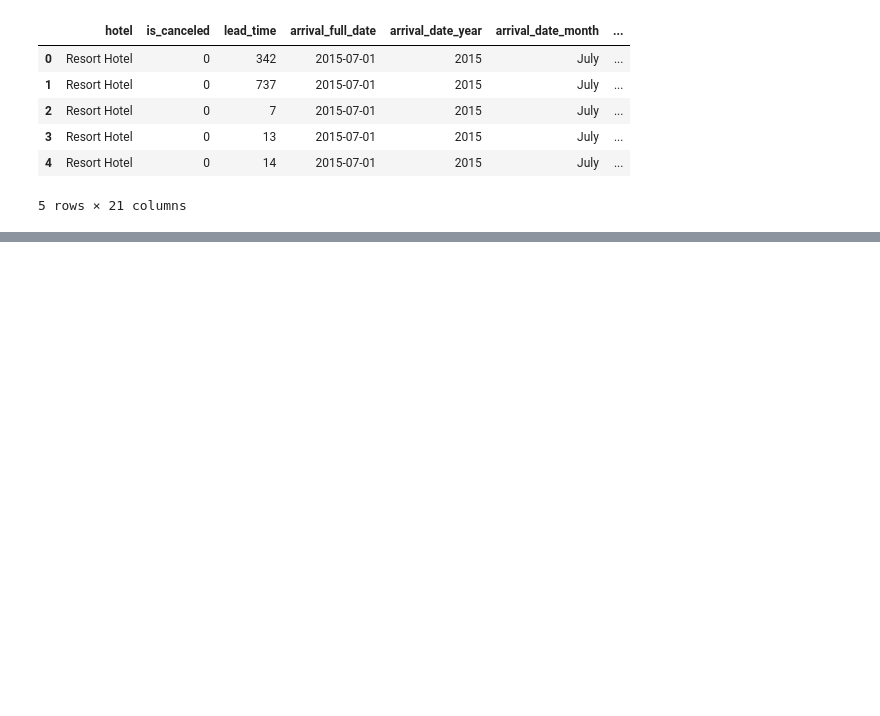
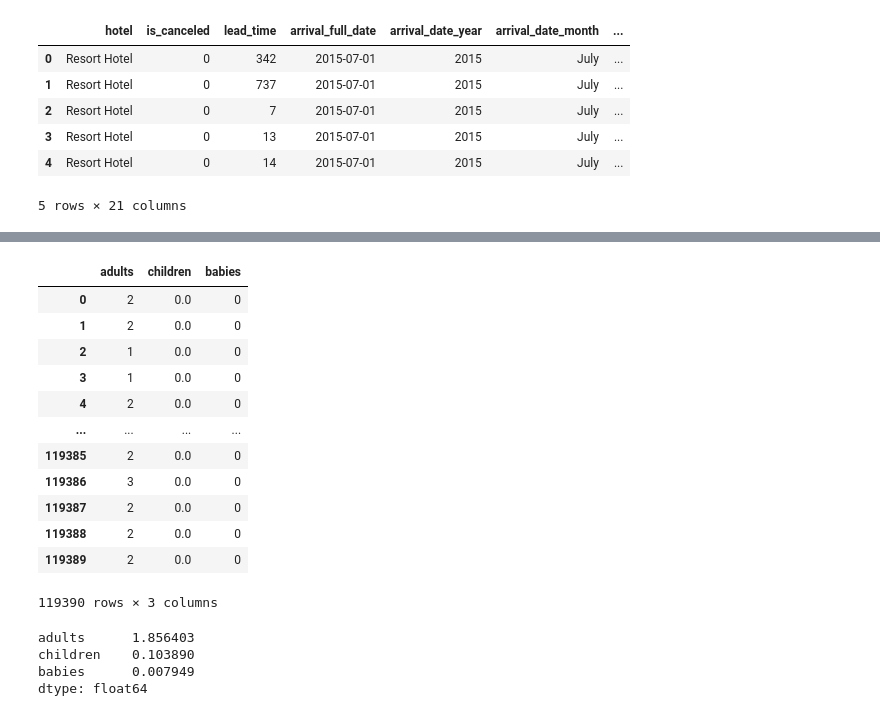
Before and after one commit to skorootdohnem-design/test-task-fo-T-BANK, a Jupyter notebook: Проекты для учебы/Ucheba.ipynb, the cells around one changed output, grey strips where cells are left out. Saved outputs shown, nothing was run; the diff lists cells and outputs as text; code cells hidden in the pictures; blank space fills up the shorter version.

```diff
--- a/2 домашка.ipynb
+++ b/Проекты для учебы/Ucheba.ipynb
@@ -145,0 +159,24 @@ df = df.drop('total_kids', axis=1)
+# %%
+df[['adults', 'children', 'babies']]
+# %% [output]
+|  | adults | children | babies |
+| 0 | 2 | 0.0 | 0 |
+| 1 | 2 | 0.0 | 0 |
+| 2 | 1 | 0.0 | 0 |
+| 3 | 1 | 0.0 | 0 |
+| 4 | 2 | 0.0 | 0 |
+| ... | ... | ... | ... |
+| 119385 | 2 | 0.0 | 0 |
+| 119386 | 3 | 0.0 | 0 |
+| 119387 | 2 | 0.0 | 0 |
+| 119388 | 2 | 0.0 | 0 |
+| 119389 | 2 | 0.0 | 0 |
+119390 rows × 3 columns
+# %%
+df[['adults', 'children', 'babies']].mean()\
+    .sort_values(ascending=False)
+# %% [output]
+adults      1.856403
+children    0.103890
+babies      0.007949
+dtype: float64
```
Also changed, not shown: parts of 47 cells of this notebook, 16 other files.
